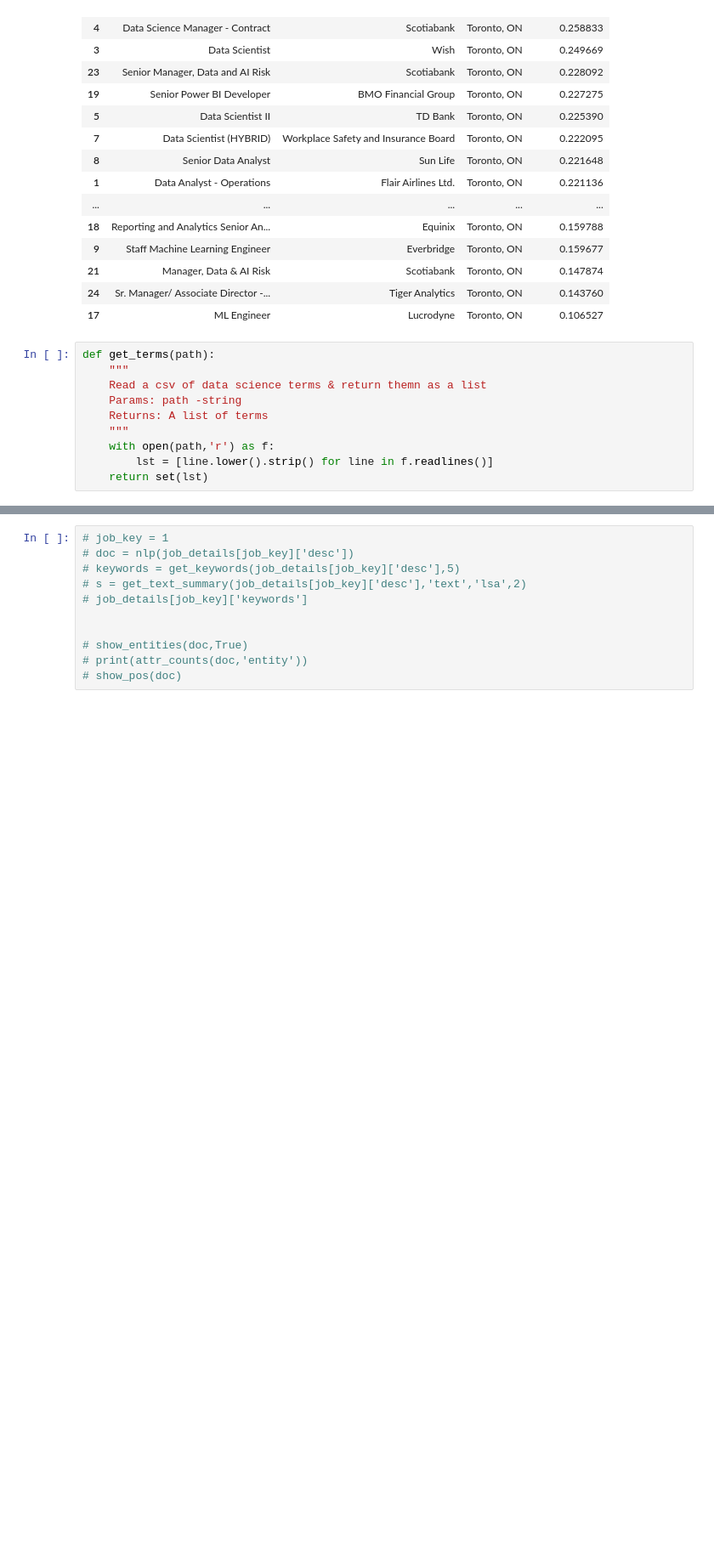
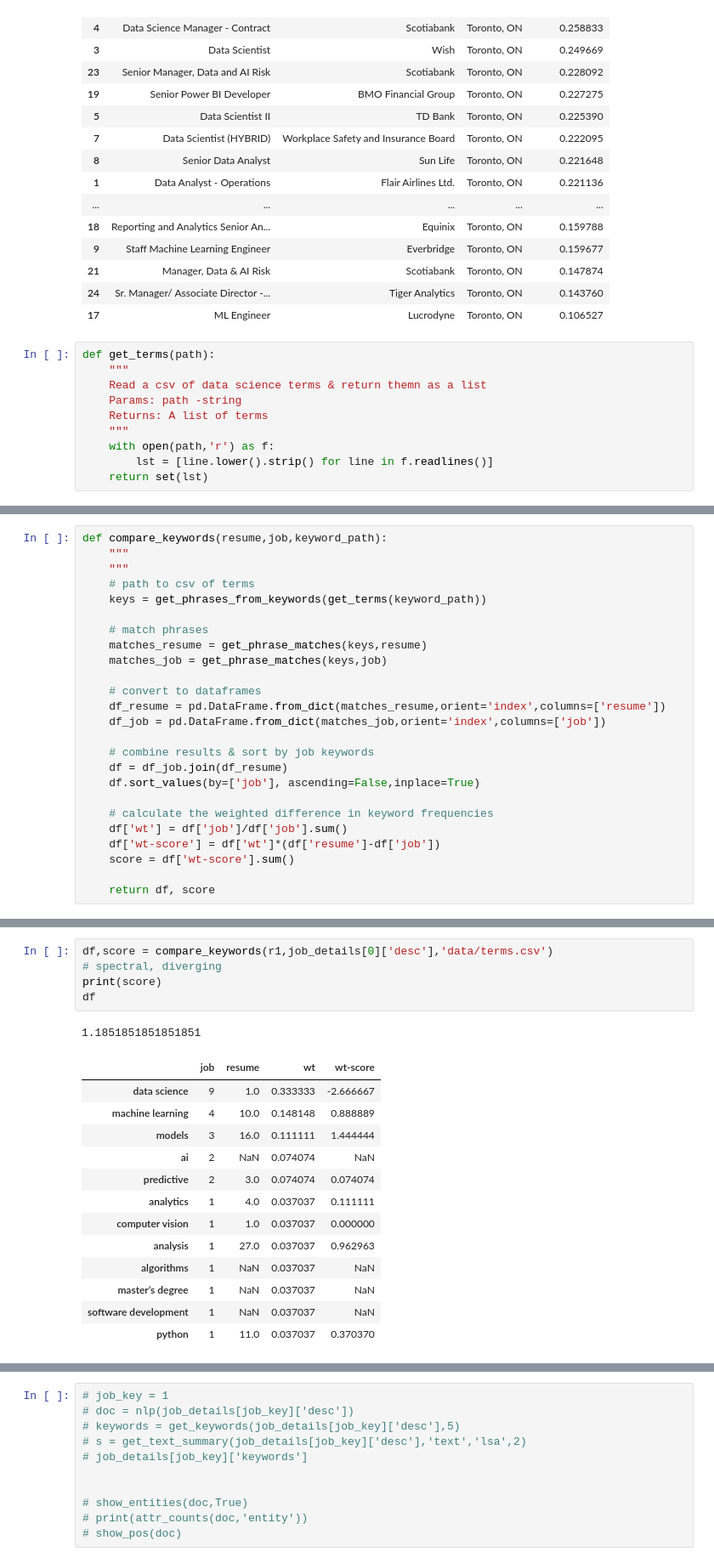
Before and after one commit to kconstable/resume-matching-to-job-rss-feed, a Jupyter notebook: feed_scrapper.ipynb, the cells around one changed output, grey strips where cells are left out. Shown at 85% size. Drawn from its saved outputs; the diff is of its cells as text; blank space fills up the shorter version.

Commit message:
updated keyword plots

```diff
--- a/feed_scrapper.ipynb
+++ b/feed_scrapper.ipynb
@@ -463,0 +426,25 @@ def compare_job_specific_keywords(resume, job_keywords):
+# %%
+def compare_keywords(resume,job,keyword_path):
+    """
+    """
+    # path to csv of terms
+    keys = get_phrases_from_keywords(get_terms(keyword_path))
+
+    # match phrases
+    matches_resume = get_phrase_matches(keys,resume)
+    matches_job = get_phrase_matches(keys,job)
+
+    # convert to dataframes
+    df_resume = pd.DataFrame.from_dict(matches_resume,orient='index',columns=['resume'])
+    df_job = pd.DataFrame.from_dict(matches_job,orient='index',columns=['job'])
+
+    # combine results & sort by job keywords
+    df = df_job.join(df_resume)
+    df.sort_values(by=['job'], ascending=False,inplace=True)
+
+    # calculate the weighted difference in keyword frequencies
+    df['wt'] = df['job']/df['job'].sum()
+    df['wt-score'] = df['wt']*(df['resume']-df['job'])
+    score = df['wt-score'].sum()
+
+    return df, score
@@ -464,3 +469,23 @@ def compare_job_specific_keywords(resume, job_keywords):
+# %%
+df,score = compare_keywords(r1,job_details[0]['desc'],'data/terms.csv')
+# spectral, diverging
+print(score)
+df
+# %% [output]
+1.1851851851851851
+|  | job | resume | wt | wt-score |
+| data science | 9 | 1.0 | 0.333333 | -2.666667 |
+| machine learning | 4 | 10.0 | 0.148148 | 0.888889 |
+| models | 3 | 16.0 | 0.111111 | 1.444444 |
+| ai | 2 | NaN | 0.074074 | NaN |
+| predictive | 2 | 3.0 | 0.074074 | 0.074074 |
+| analytics | 1 | 4.0 | 0.037037 | 0.111111 |
+| computer vision | 1 | 1.0 | 0.037037 | 0.000000 |
+| analysis | 1 | 27.0 | 0.037037 | 0.962963 |
+| algorithms | 1 | NaN | 0.037037 | NaN |
+| master’s degree | 1 | NaN | 0.037037 | NaN |
+| software development | 1 | NaN | 0.037037 | NaN |
+| python | 1 | 11.0 | 0.037037 | 0.370370 |
 # %%
 def plot_keyword_comparison(resume, job_details, keyword_path):
     """
```
Also changed, not shown: parts of 10 cells of this notebook.
